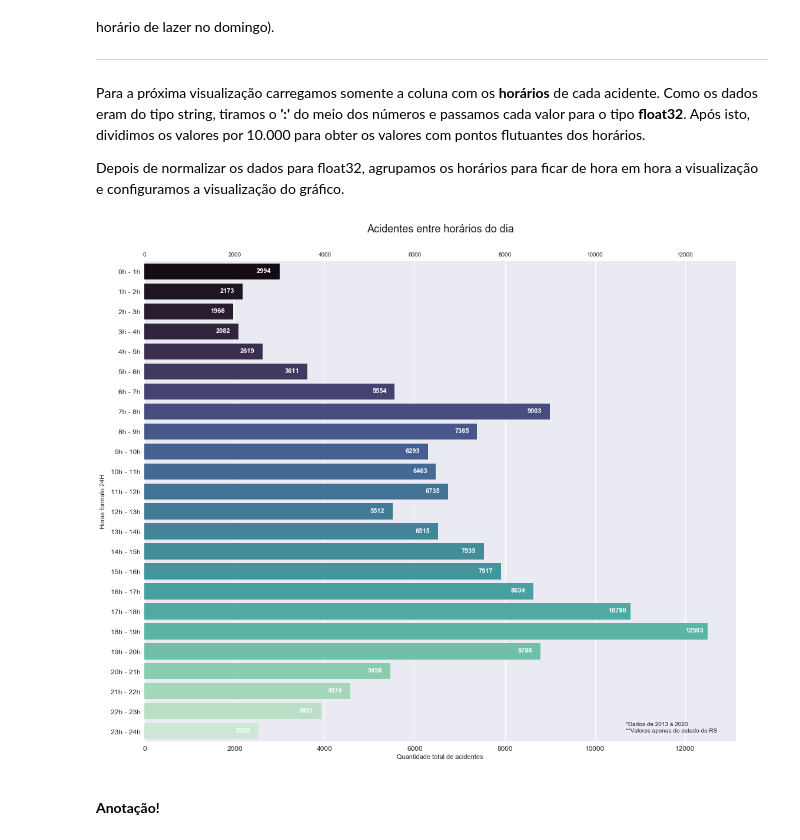
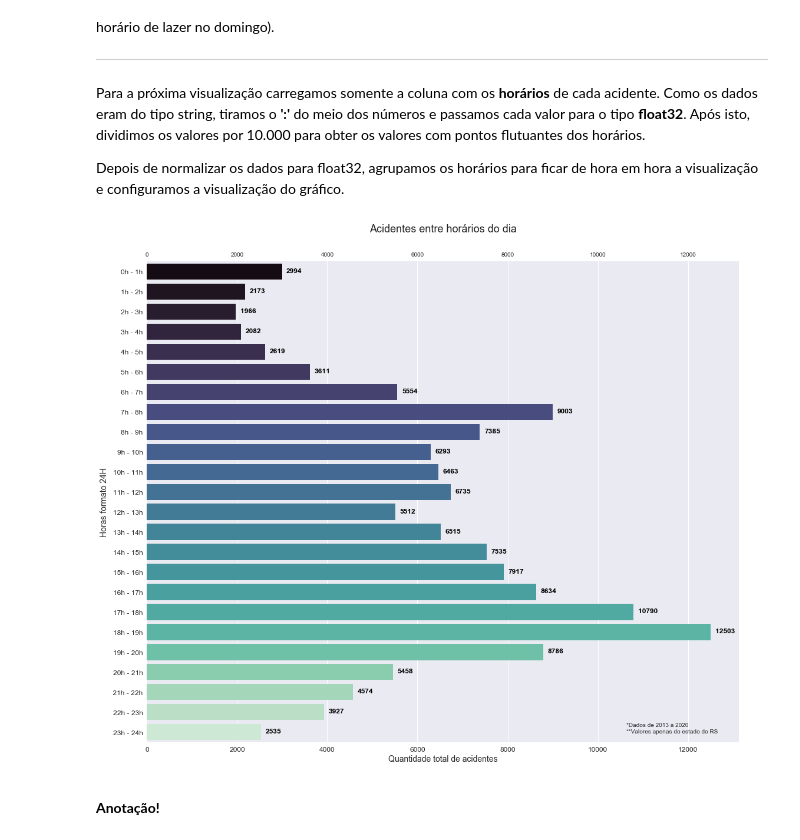
Before and after one commit to XQDLteam/brazil_highway_accidents, a Jupyter notebook: acidentes_br.ipynb, the cells around one changed output. Cells and saved outputs as stored; diff of their text form; code cells hidden in the pictures.

```diff
--- a/acidentes_br.ipynb
+++ b/acidentes_br.ipynb
@@ -755,31 +754,31 @@ Depois de normalizar os dados para float32, agrupamos os horários para ficar de
 # %%
 df_horarios= df_ocorrencias.filter(['horario'])
 df_horarios['horario']= df_horarios['horario'].str.replace(':','')
 df_horarios['horario']= df_horarios['horario'].astype(np.float32)
 df_horarios['horario']/= 10000
 
 grupos= [0,1,2,3,4,5,6,7,8,9,10,11,12,13,14,15,16,17,18,19,20,21,22,23,24]
 grupos_horarios = pd.cut(list(df_horarios['horario']), grupos)
 
 df_horarios= pd.DataFrame(grupos_horarios.value_counts())
 df_horarios.columns=['quantidade']
 df_horarios.index= ['0h - 1h','1h - 2h','2h - 3h','3h - 4h','4h - 5h','5h - 6h','6h - 7h','7h - 8h','8h - 9h',
                           '9h - 10h','10h - 11h','11h - 12h','12h - 13h','13h - 14h','14h - 15h','15h - 16h','16h - 17h',
                           '17h - 18h','18h - 19h','19h - 20h','20h - 21h',' 21h - 22h','22h - 23h','23h - 24h']
 
 plt.figure(figsize=(18, 15))
 ax = sns.barplot(x='quantidade', y=df_horarios.index, data=df_horarios, palette='mako');
 
 for i, value in enumerate(df_horarios['quantidade']):
-    ax.text(value - 500, i + 0.05, "{0:.0f}".format(value), color='white', fontweight='bold', fontsize=11)
+    ax.text(value + 100, i + 0.05, "{0:.0f}".format(value), color='black', fontweight='bold', fontsize=12)
 
 ax.set_title('Acidentes entre horários do dia', fontsize=18, pad=50);
-ax.set_ylabel('Horas formato 24H')
-ax.set_xlabel('Quantidade total de acidentes')
+ax.set_ylabel('Horas formato 24H', fontsize=14)
+ax.set_xlabel('Quantidade total de acidentes', fontsize=14)
 ax.secondary_xaxis('top');
 ax.annotate('*Dados de 2013 à 2020\n**Valores apenas do estado do RS', xy=(900, 80), xycoords='figure pixels');
 ax.tick_params(axis='both', which='major', labelsize=12)
 # %% [output]
-[figure, old version]
+[figure, new version]
 # %% [markdown]
 **Anotação!**
```
Also changed, not shown: parts of 1 cell of this notebook.
